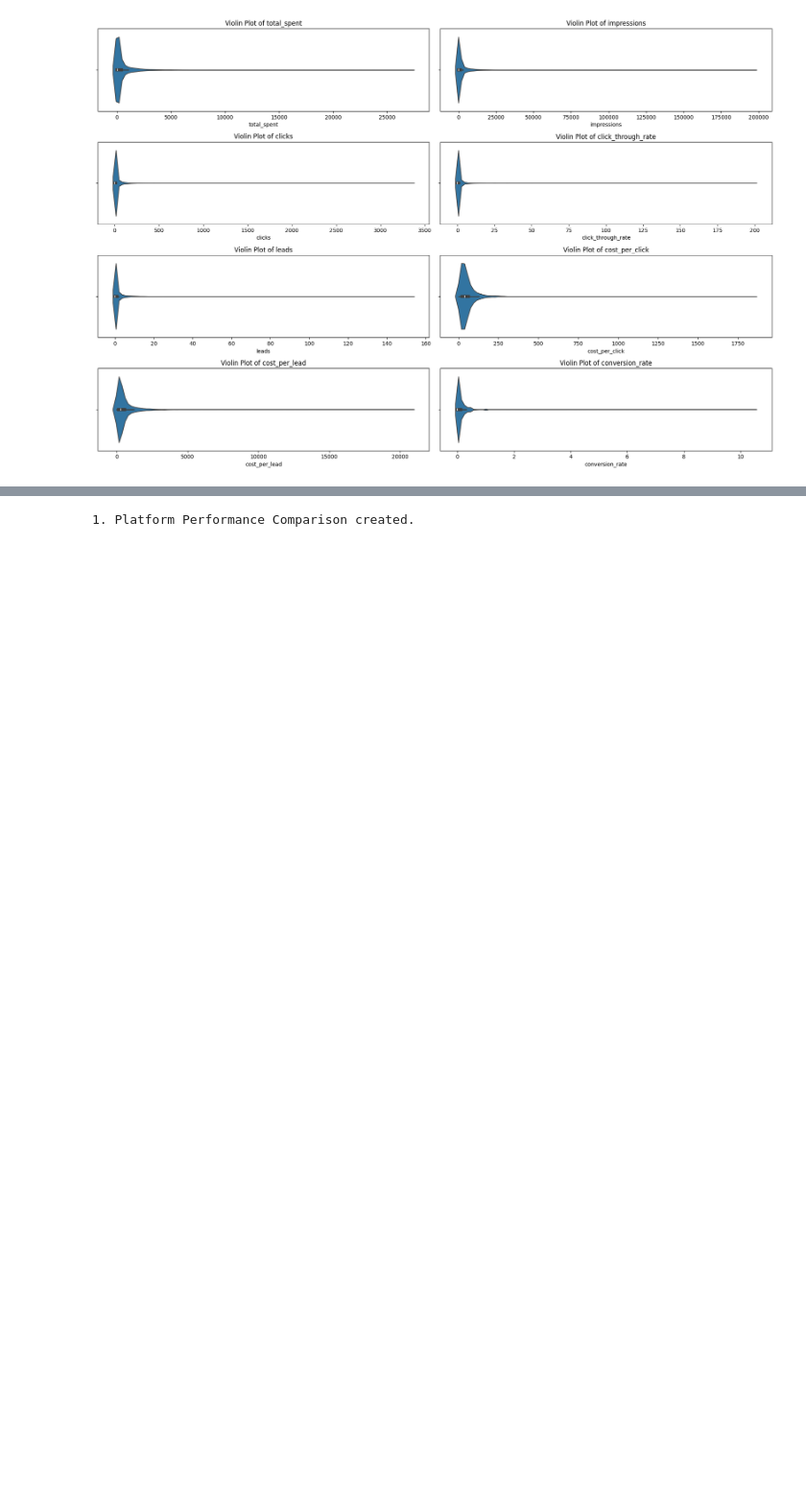
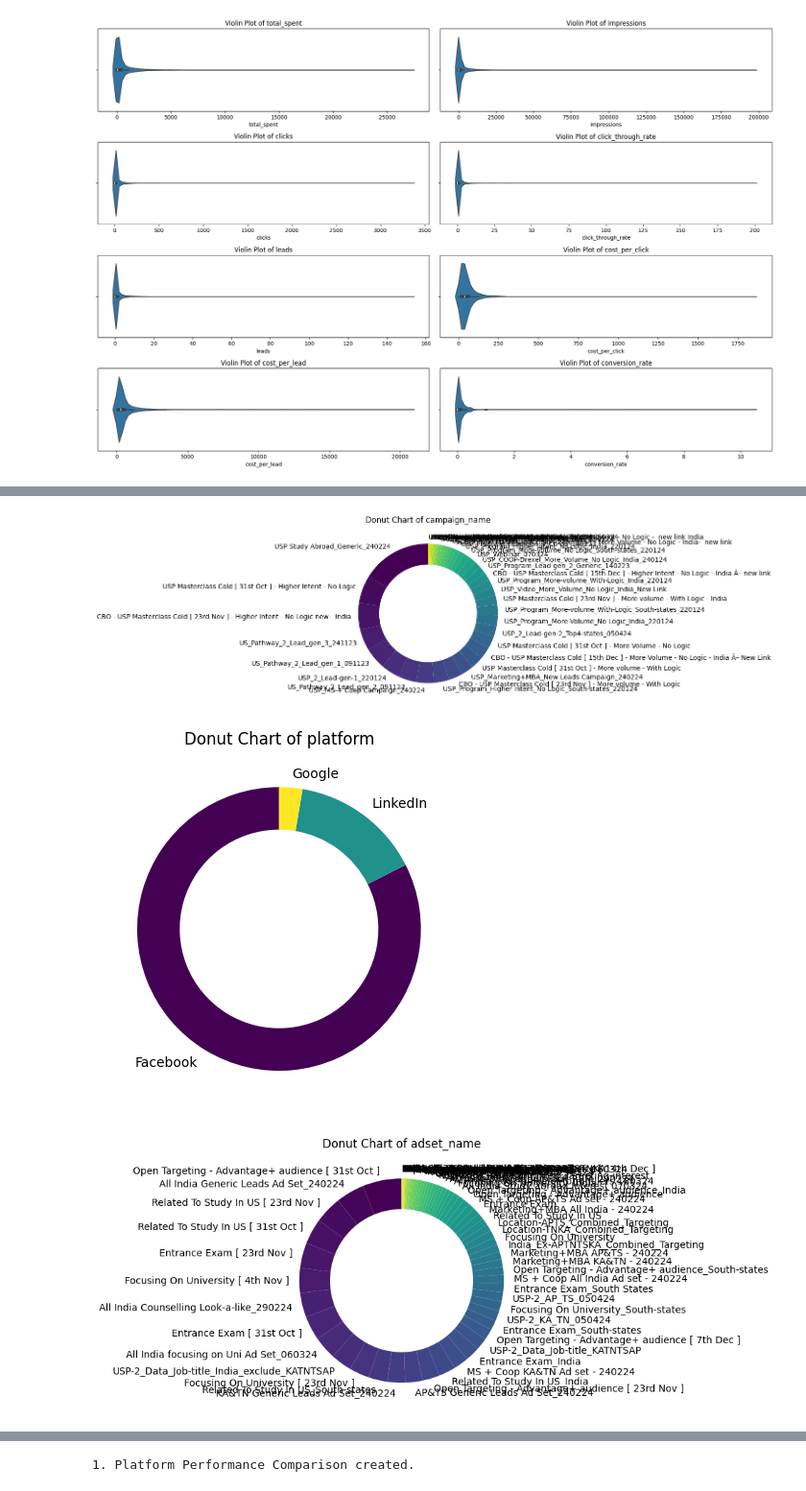
Before and after one commit to Sudheerbmb/Internship-FUTURENSE, a Jupyter notebook: US_Pathway/campaign_performance.ipynb, the cells around one changed output, grey strips where cells are left out. Shown at 96% size. Saved outputs shown, nothing was run; the diff lists cells and outputs as text; code cells hidden in the pictures; blank space fills up the shorter version.

```diff
--- a/US_Pathway/campaign_performance.ipynb
+++ b/US_Pathway/campaign_performance.ipynb
@@ -804,0 +758,18 @@ plt.show()
+# %%
+def plot_donut(data, col):
+    labels = data[col].value_counts().index
+    sizes = data[col].value_counts().values
+    colors = plt.get_cmap('viridis')(np.linspace(0, 1, len(labels)))
+
+    fig, ax = plt.subplots()
+    ax.pie(sizes, labels=labels, colors=colors, startangle=90, wedgeprops=dict(width=0.3))
+    plt.title(f'Donut Chart of {col}')
+    plt.gca().set_aspect('equal')
+    plt.show()
+
+for col in categorical_cols:
+    plot_donut(df, col)
+# %% [output]
+[figure, added]
+[figure, added]
+[figure, added]
```
Also changed, not shown: parts of 18 cells of this notebook, 6 other files.
